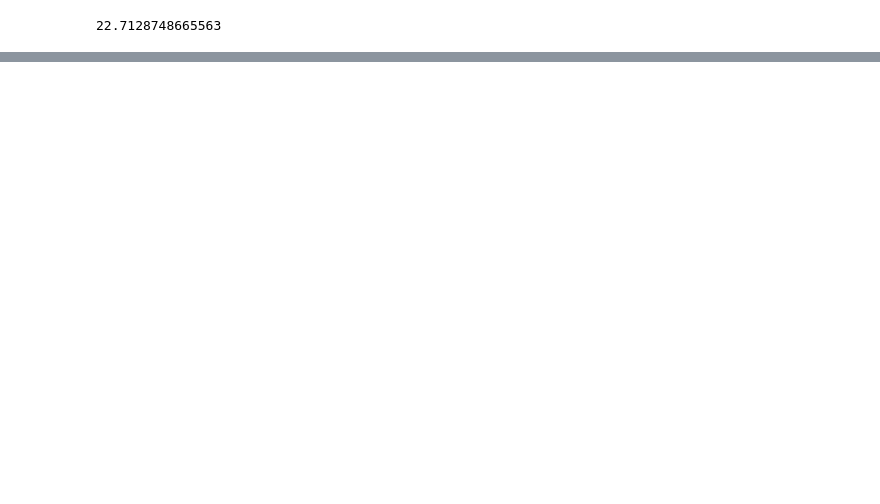
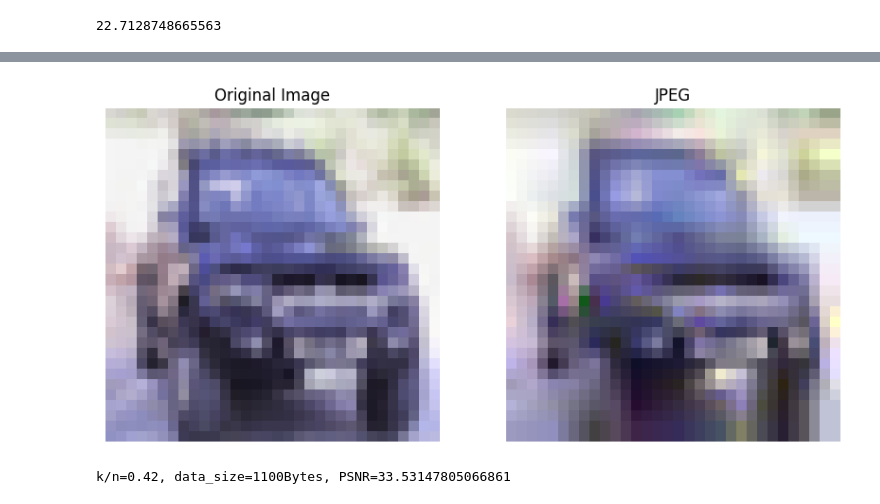
Before and after one commit to Omi031/DeepJSCC_for_Wireless_Image_Transmission, a Jupyter notebook: JPEG.ipynb, the cells around one changed output, grey strips where cells are left out. Saved outputs shown, nothing was run; the diff lists cells and outputs as text; code cells hidden in the pictures; blank space fills up the shorter version.

```diff
--- a/JPEG.ipynb
+++ b/JPEG.ipynb
@@ -538,0 +604,70 @@ StatisticsError: mean requires at least one data point
+# %%
+# 結果の表示
+fig, axes = plt.subplots(1, 2, figsize=(10, 5))
+axes[0].imshow(org_img[9])
+axes[0].set_title('Original Image')
+axes[0].axis('off')
+
+axes[1].imshow(jpeg)
+axes[1].set_title(f'JPEG')
+axes[1].axis('off')
+
+plt.show()
+# %% [output]
+[figure, added]
+# %%
+import cv2, statistics, tqdm
+import numpy as np
+import tensorflow as tf
+import matplotlib.pyplot as plt
+from skimage.metrics import peak_signal_noise_ratio
+
+(_, _), (org_img, _) = tf.keras.datasets.cifar10.load_data()
+org_img = org_img[:10000]
+
+n = org_img[0].size
+
+SNR = 20
+k_n = 0.42
+C = np.log2(1+SNR)
+R_max = k_n*C
+data_size_max = 1100
+
+
+def get_jpeg_size(img, quality):
+  jpeg_bytes = cv2.imencode('.jpg', img, [int(cv2.IMWRITE_JPEG_QUALITY), quality])[1].tobytes()
+
+  data_size = len(jpeg_bytes)
+  return data_size
+
+def jpeg_compression(img, quality):
+  img = cv2.cvtColor(img, cv2.COLOR_RGB2BGR)  # change color from RGB to BGR
+  _, jpeg = cv2.imencode('.jpg', img, (cv2.IMWRITE_JPEG_QUALITY, quality)) # convert to jpeg
+  jpeg = cv2.imdecode(jpeg, cv2.IMREAD_UNCHANGED) # decode
+  jpeg = cv2.cvtColor(jpeg, cv2.COLOR_BGR2RGB)  # change clolor from BGR to RGB
+  return jpeg
+
+data_size_list = []
+data_size_avg = []
+quality = np.arange(100, -1, -1)
+quality_list = []
+jpeg_list = []
+psnr = []
+
+
+for img in tqdm.tqdm(org_img):
+  for q in quality:
+    data_size = get_jpeg_size(img, q)
+    if data_size < data_size_max:
+      data_size_list.append(data_size)
+      jpeg = jpeg_compression(img, q)
+      jpeg_list.append(jpeg)
+      psnr.append(peak_signal_noise_ratio(img, jpeg, data_range=255))
+      break
+
+
+psnr_avg = statistics.mean(psnr)
+
+print(f'k/n={k_n}, data_size={data_size_max}Bytes, PSNR={psnr_avg}')
+# %% [output]
+k/n=0.42, data_size=1100Bytes, PSNR=33.53147805066861
```
Also changed, not shown: parts of 5 cells of this notebook, 1 other file.
